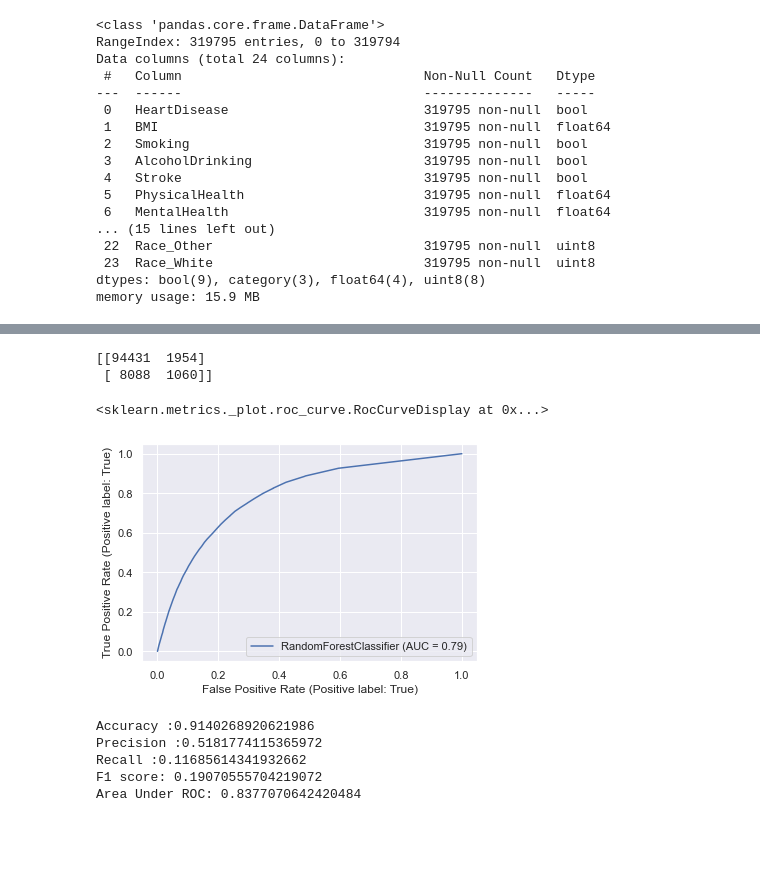
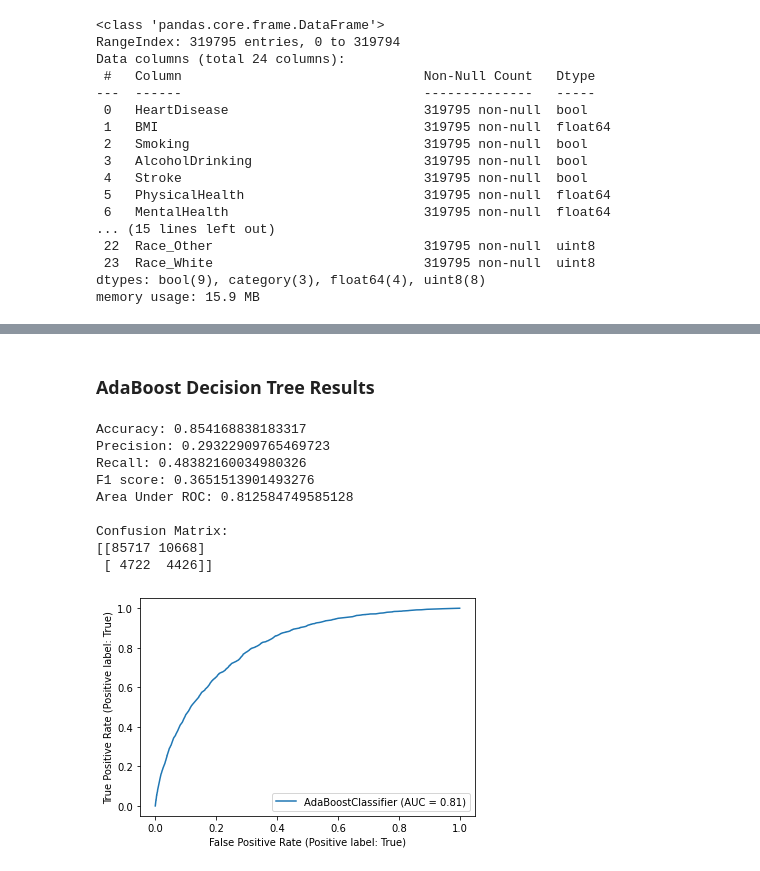
Before and after one commit to clayv/DTSA-5509_Final, a Jupyter notebook: Final_Project.ipynb, the cells around one changed output, grey strips where cells are left out. Drawn from its saved outputs; the diff is of its cells as text; code cells hidden in the pictures; blank space fills up the shorter version.

```diff
--- a/Final_Project.ipynb
+++ b/Final_Project.ipynb
@@ -185,23 +228,22 @@ Area Under Curve: 0.7909967913306066
-# %%
-print(metrics.confusion_matrix(y_test, y_pred))
-metrics.RocCurveDisplay.from_estimator(rfModel, X_test, y_test)
-# %% [output]
-[[94431  1954]
- [ 8088  1060]]
-<sklearn.metrics._plot.roc_curve.RocCurveDisplay at 0x...>
-[figure, removed]
-# %%
-boostModel = AdaBoostClassifier(n_estimators = 50, random_state = 42).fit(X_train, y_train)
-y_pred2 = boostModel.predict(X_test)
+# %% [markdown]
+### AdaBoost Decision Tree Results
 # %%
-print("Accuracy :{}".format(metrics.accuracy_score(y_test, y_pred2)))
-print("Precision :{}".format(metrics.precision_score(y_test, y_pred2, pos_label = True)))
-print("Recall :{}".format(metrics.recall_score(y_test, y_pred2, pos_label = True)))
-print("F1 score: {}".format(metrics.f1_score(y_test, y_pred2)))
+print("Accuracy: {}".format(metrics.accuracy_score(y_test, y_predBoost)))
+print("Precision: {}".format(metrics.precision_score(y_test, y_predBoost, pos_label = True)))
+print("Recall: {}".format(metrics.recall_score(y_test, y_predBoost, pos_label = True)))
+print("F1 score: {}".format(metrics.f1_score(y_test, y_predBoost)))
 print("Area Under ROC: {}".format(metrics.roc_auc_score(y_test, [p[1] for p in boostModel.predict_proba(X_test)])))
+print("\nConfusion Matrix:")
+print(metrics.confusion_matrix(y_test, y_predBoost))
+_ = metrics.RocCurveDisplay.from_estimator(boostModel, X_test, y_test)
 # %% [output]
-Accuracy :0.9140268920621986
-Precision :0.5181774115365972
-Recall :0.11685614341932662
-F1 score: 0.19070555704219072
-Area Under ROC: 0.8377070642420484
+Accuracy: 0.854168838183317
+Precision: 0.29322909765469723
+Recall: 0.48382160034980326
+F1 score: 0.3651513901493276
+Area Under ROC: 0.812584749585128
+
+Confusion Matrix:
+[[85717 10668]
+ [ 4722  4426]]
+[figure, added]
```
Also changed, not shown: parts of 28 cells of this notebook, 1 other file.
